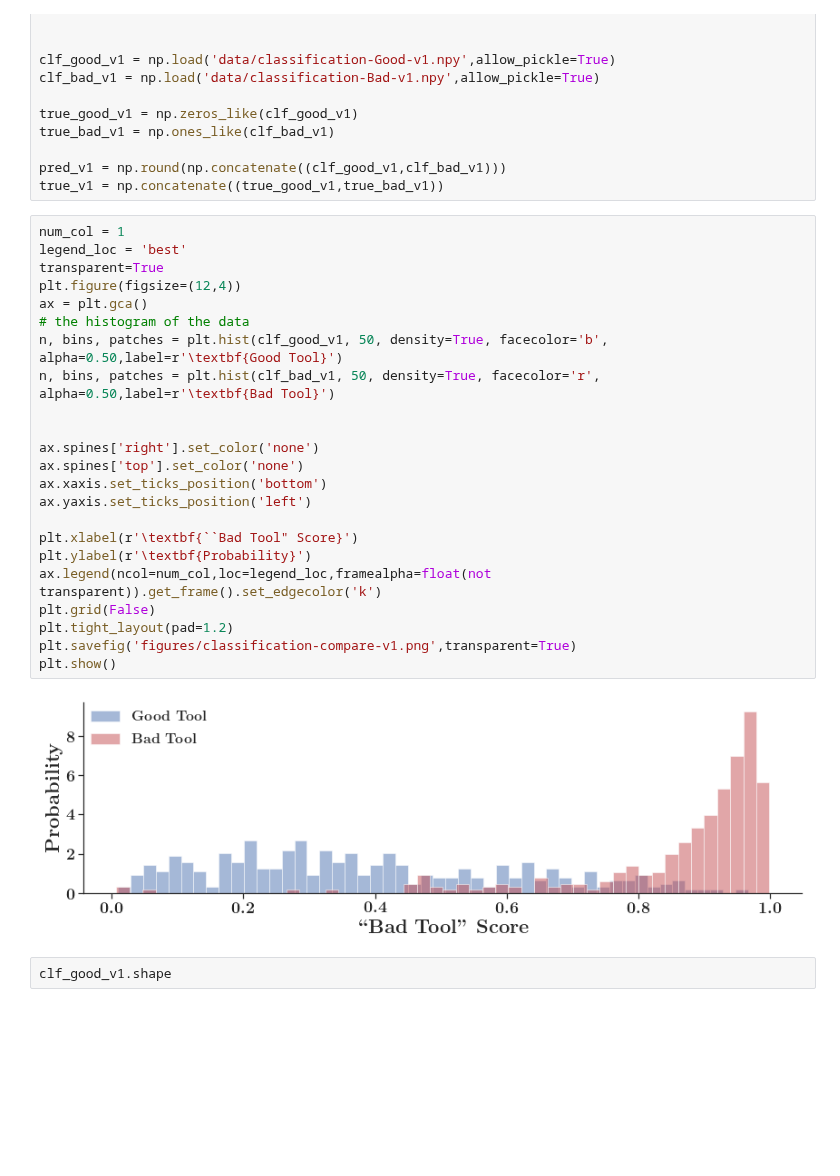
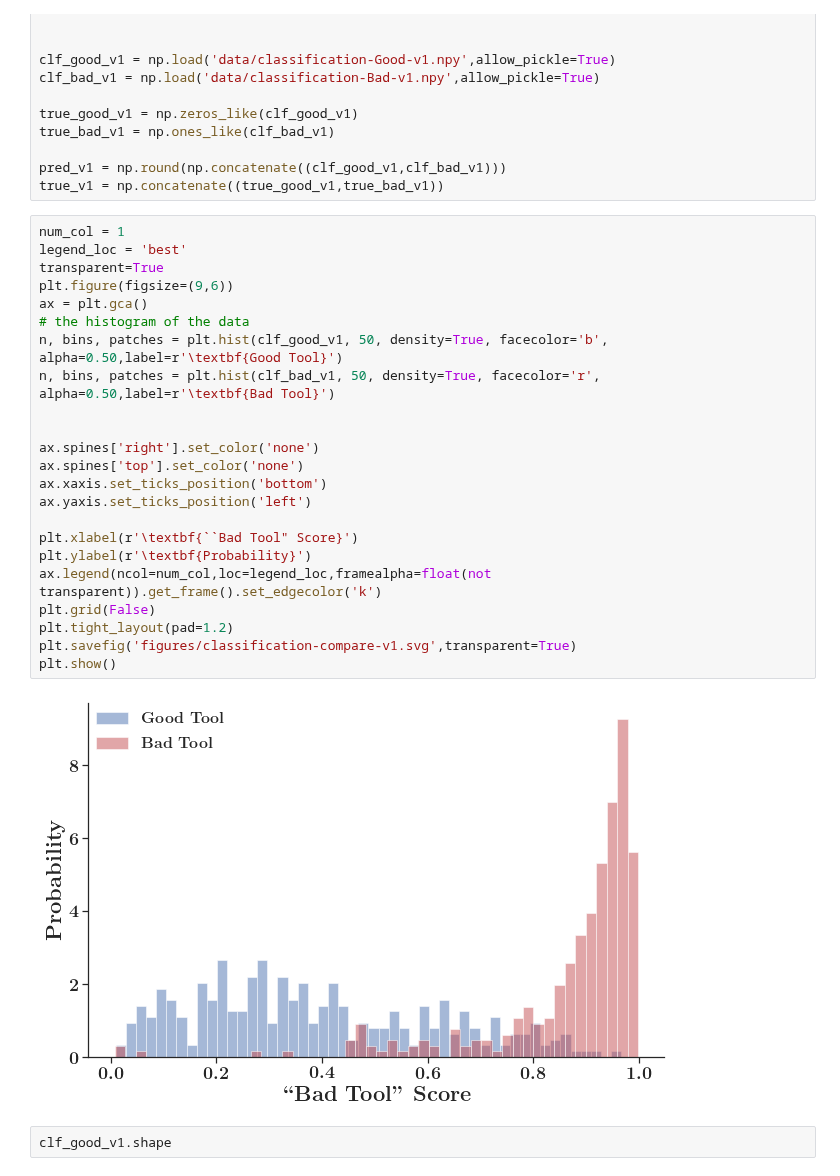
Before and after one commit to danielnewman09/Dissertation, a Jupyter notebook: Dissertation-Notebooks/Chapter-6/Plot-CLF-Performance.ipynb, the cells around one changed output. Cells and saved outputs as stored; diff of their text form; blank space fills up the shorter version.

```diff
--- a/Dissertation-Notebooks/Chapter-6/Plot-CLF-Performance.ipynb
+++ b/Dissertation-Notebooks/Chapter-6/Plot-CLF-Performance.ipynb
@@ -41,28 +41,28 @@ true_v1 = np.concatenate((true_good_v1,true_bad_v1))
 # %%
 num_col = 1
 legend_loc = 'best'
 transparent=True
-plt.figure(figsize=(12,4))
+plt.figure(figsize=(9,6))
 ax = plt.gca()
 # the histogram of the data
 n, bins, patches = plt.hist(clf_good_v1, 50, density=True, facecolor='b', alpha=0.50,label=r'\textbf{Good Tool}')
 n, bins, patches = plt.hist(clf_bad_v1, 50, density=True, facecolor='r', alpha=0.50,label=r'\textbf{Bad Tool}')
 
 
 ax.spines['right'].set_color('none')
 ax.spines['top'].set_color('none')
 ax.xaxis.set_ticks_position('bottom')
 ax.yaxis.set_ticks_position('left')
 
 plt.xlabel(r'\textbf{``Bad Tool" Score}')
 plt.ylabel(r'\textbf{Probability}')
 ax.legend(ncol=num_col,loc=legend_loc,framealpha=float(not transparent)).get_frame().set_edgecolor('k')
 plt.grid(False)
 plt.tight_layout(pad=1.2)
-plt.savefig('figures/classification-compare-v1.png',transparent=True)
+plt.savefig('figures/classification-compare-v1.svg',transparent=True)
 plt.show()
 # %% [output]
-[figure, old version]
+[figure, new version]
 # %%
 clf_good_v1.shape
 # %% [output]
```
Also changed, not shown: parts of 1 cell of this notebook, 19 other files.
